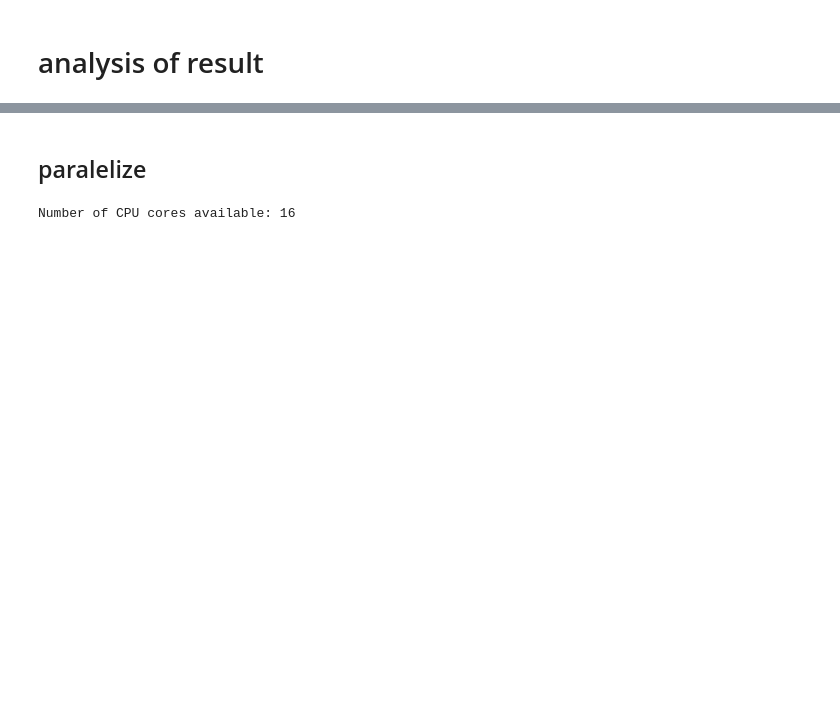
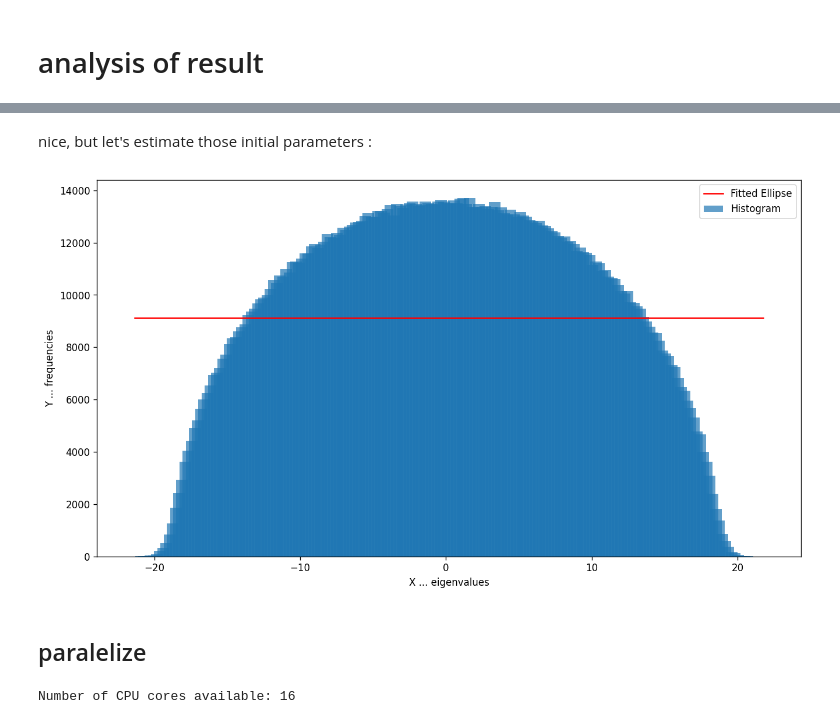
Before and after one commit to aleksejalex/temp_rndmtx, a Jupyter notebook: TNM_lec1.ipynb, the cells around one changed output, grey strips where cells are left out. Cells and saved outputs as stored; diff of their text form; code cells hidden in the pictures; blank space fills up the shorter version.

```diff
--- a/TNM_lec1.ipynb
+++ b/TNM_lec1.ipynb
@@ -230,0 +260,2 @@ plt.show()
+# %% [markdown]
+nice, but let's estimate those initial parameters :
@@ -231,3 +283,40 @@ plt.show()
+# %%
+import numpy as np
+from scipy.optimize import curve_fit
+import matplotlib.pyplot as plt
+
+# Define the function for an ellipse
+def ellipse(x, a, b, h, k):
+    return k + np.sqrt(1 - ((x - h) / a)**2) * b
+
+# Load your data (replace with your actual data)
+x_data = np.array(bin_centers)
+y_data = np.array(hist)
+
+# Initial guesses for the parameters
+major_axis_length, minor_axis_length, center_x, center_y, orientation = estimate_initial_guess_ellipse_pca(x_data, y_data)
+
+initial_guess_ellipse = [19, 13600, 0, 0]
+initial_guess_ellipse = [major_axis_length, minor_axis_length, 0, 0]
+# Fit the data to the ellipse function
+params_ellipse, _ = curve_fit(ellipse, x_data, y_data, p0=initial_guess_ellipse)
+optimized_a, optimized_b, optimized_x_center_ellipse, optimized_y_center_ellipse = params_ellipse
+
+# Generate points for the fitted curves
+x_fit = np.linspace(min(x_data), max(x_data), 1000)
+y_fit_ellipse = ellipse(x_fit, optimized_a, optimized_b, optimized_x_center_ellipse, optimized_y_center_ellipse)
+
+# Plot the original data and the fitted curves in a single image
+plt.figure(figsize=(13,7), dpi=120)
+plt.bar(x_data, y_data, align='center', alpha=0.7, label='Histogram')
+plt.plot(x_fit, y_fit_ellipse, label='Fitted Ellipse', color='red')
+plt.legend()
+plt.xlabel('X ... eigenvalues')
+plt.ylabel('Y ... frequencies')
+plt.savefig('fitting_ellipse.png', dpi=300)
+plt.show()
+# %% [output]
+[figure, added]
 # %% [markdown]
 ## paralelize
 # %%
```
Also changed, not shown: parts of 22 cells of this notebook.
